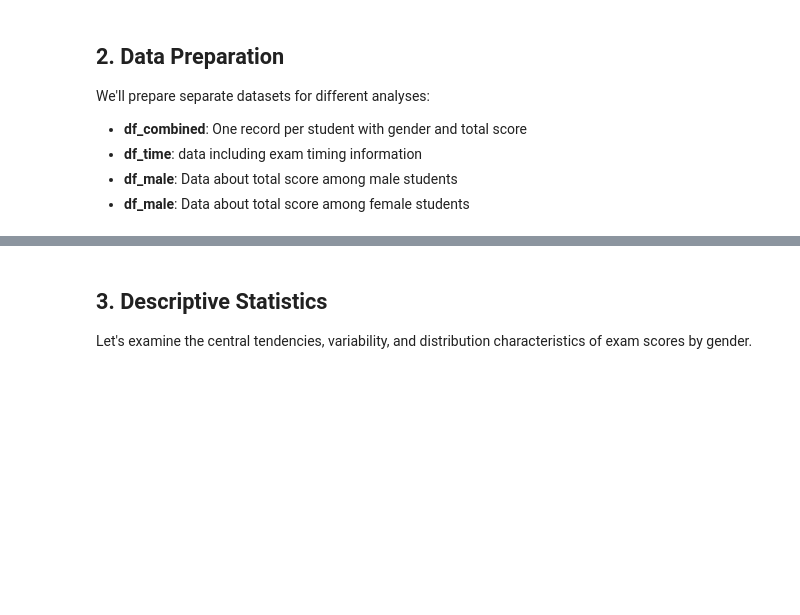
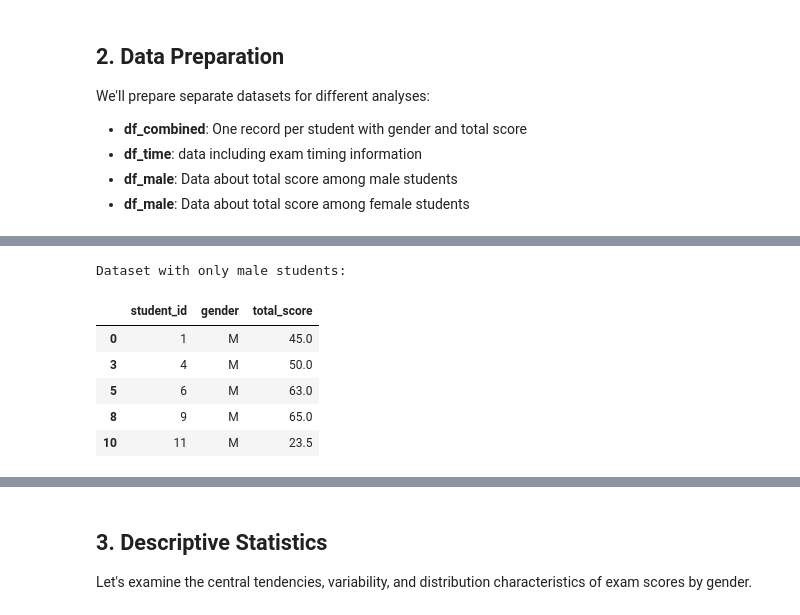
Before and after one commit to juliepe/exam_analysis_H25, a Jupyter notebook: analysis/IN2120/IN2120_2024/notebooks/3. Overall_exam_performance_analysis_genders_time.ipynb, the cells around one changed output, grey strips where cells are left out. Drawn from its saved outputs; the diff is of its cells as text; code cells hidden in the pictures; blank space fills up the shorter version.

```diff
--- a/analysis/IN2120/IN2120_2024/notebooks/3. Overall_exam_performance_analysis_genders_IN2120_2024.ipynb
+++ b/analysis/IN2120/IN2120_2024/notebooks/3. Overall_exam_performance_analysis_genders_time.ipynb
@@ -112,0 +86,11 @@ df_time.head()
+# %%
+print("Dataset with only male students:")
+df_male.head()
+# %% [output]
+Dataset with only male students:
+|  | student_id | gender | total_score |
+| 0 | 1 | M | 45.0 |
+| 3 | 4 | M | 50.0 |
+| 5 | 6 | M | 63.0 |
+| 8 | 9 | M | 65.0 |
+| 10 | 11 | M | 23.5 |
```
Also changed, not shown: parts of 24 cells of this notebook, 2 other files.
